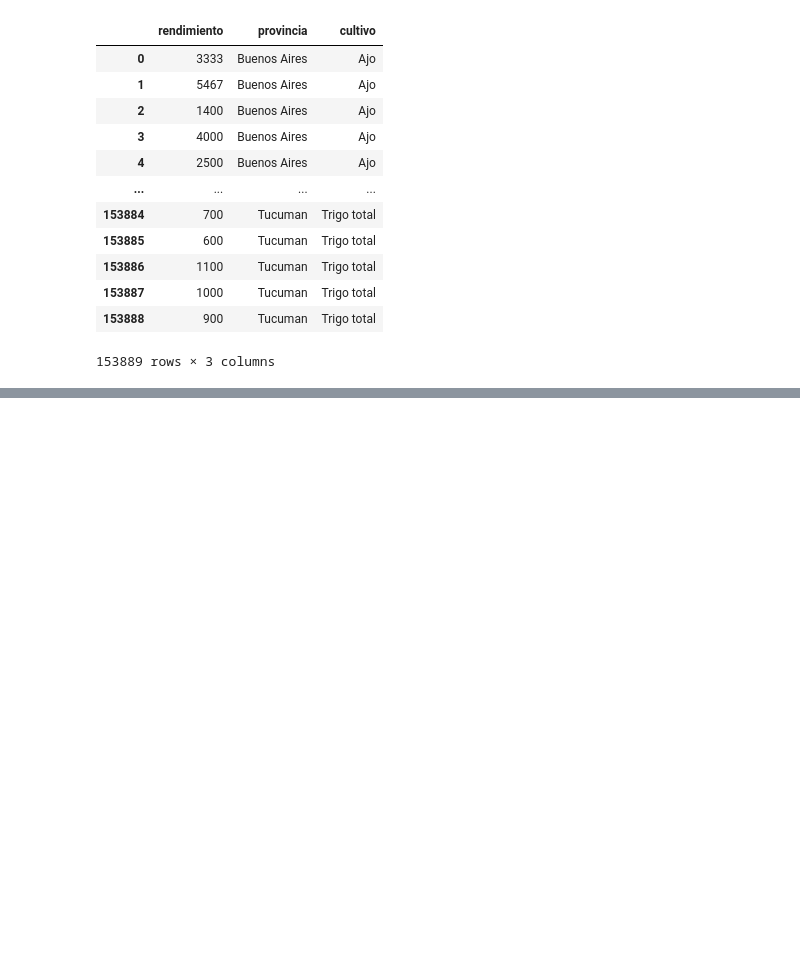
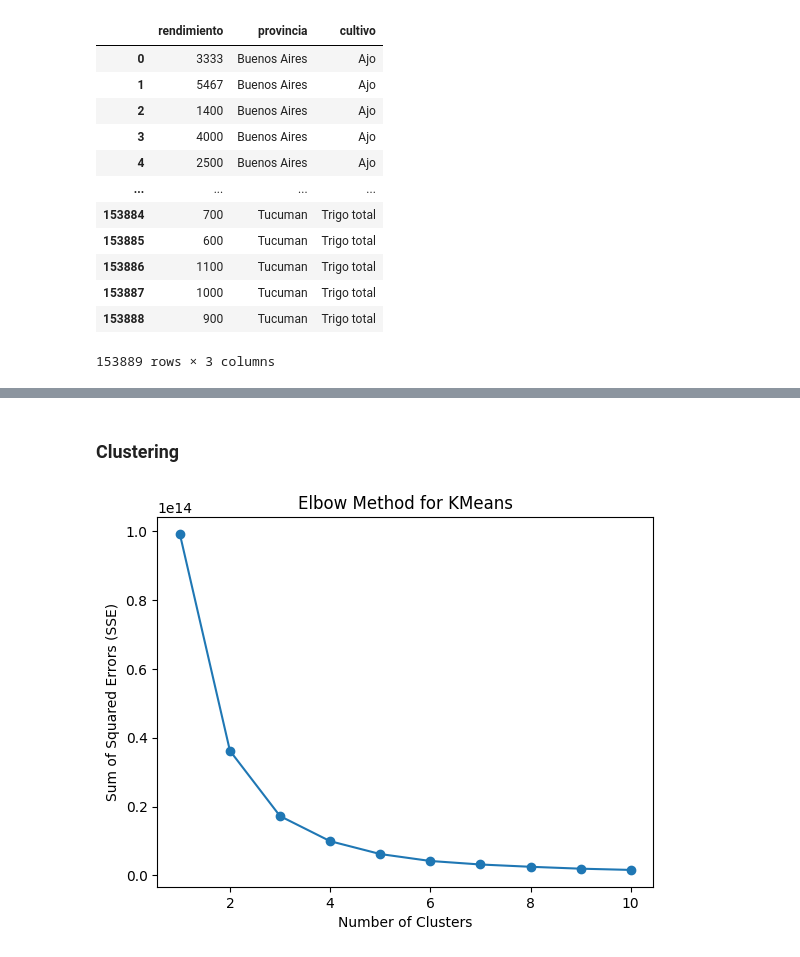
Before and after one commit to IvanGonzal0/Proyecto_Final_BigData, a Jupyter notebook: Final_BigData_IvanGonzaloTapia.ipynb, the cells around one changed output, grey strips where cells are left out. Saved outputs shown, nothing was run; the diff lists cells and outputs as text; code cells hidden in the pictures; blank space fills up the shorter version.

```diff
--- a/Final_BigData_IvanGonzaloTapia.ipynb
+++ b/Final_BigData_IvanGonzaloTapia.ipynb
@@ -393,3 +404,12 @@ df_new
 | 153887 | 1000 | Tucuman | Trigo total |
 | 153888 | 900 | Tucuman | Trigo total |
 153889 rows × 3 columns
+# %%
+# Cultivos Seleccionados
+cultivos_deseados = ['Trigo total']
+
+# Filtro el DataFrame solo para esos
+df_filtrado = nuevo_df[nuevo_df['cultivo'].isin(cultivos_deseados)]
+
+# Muestra el DataFrame resultante
+df_filtrado
@@ -395,0 +488,2 @@ df_new
+# %% [markdown]
+### Clustering
@@ -395,0 +499,18 @@ df_new
+# %%
+X = df_filtrado[['produccion', 'rendimiento']]
+# %%
+def find_optimal_clusters_kmeans(data, max_k):
+    sse = [] # Suma de los errores cuadrados
+    for k in range(1, max_k+1): #iteracion del k en el rango de 1 a 10
+        kmeans = KMeans(n_clusters=k, n_init=max_k).fit(data) #por cada k entrenamos el modelo
+        sse.append(kmeans.inertia_)                           #agregamos el error cuadrado al array
+    #graficamos la curva del codo
+    plt.plot(range(1, max_k+1), sse, 'o-')
+    plt.xlabel("Number of Clusters")
+    plt.ylabel("Sum of Squared Errors (SSE)")
+    plt.title("Elbow Method for KMeans")
+    plt.show()
+#usamos la funcion para buscar el numero de clusters optimo para elmodelo KMeans
+find_optimal_clusters_kmeans(X, 10)
+# %% [output]
+[figure, added]
```
Also changed, not shown: parts of 25 cells of this notebook.
